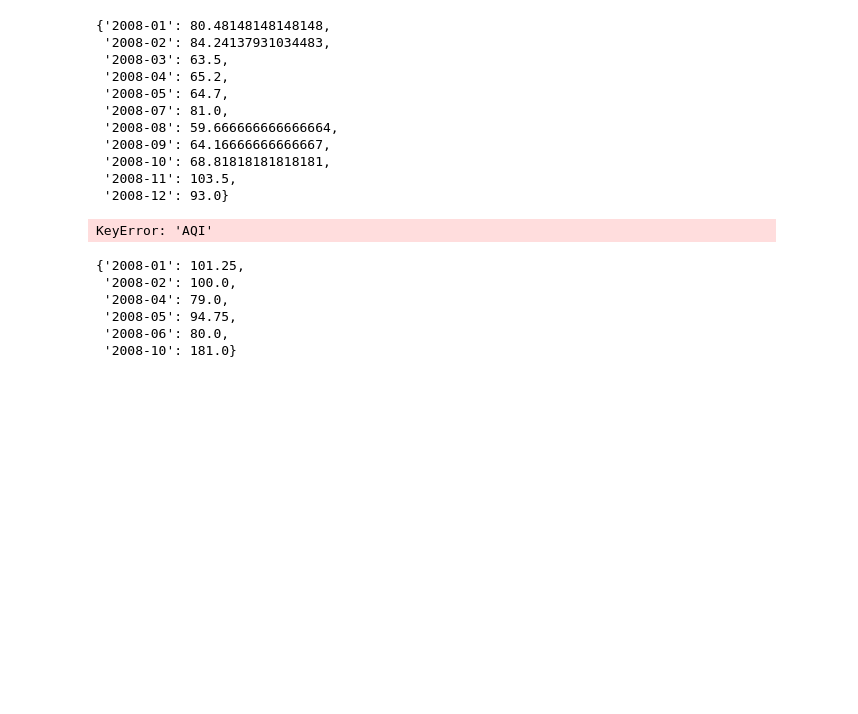
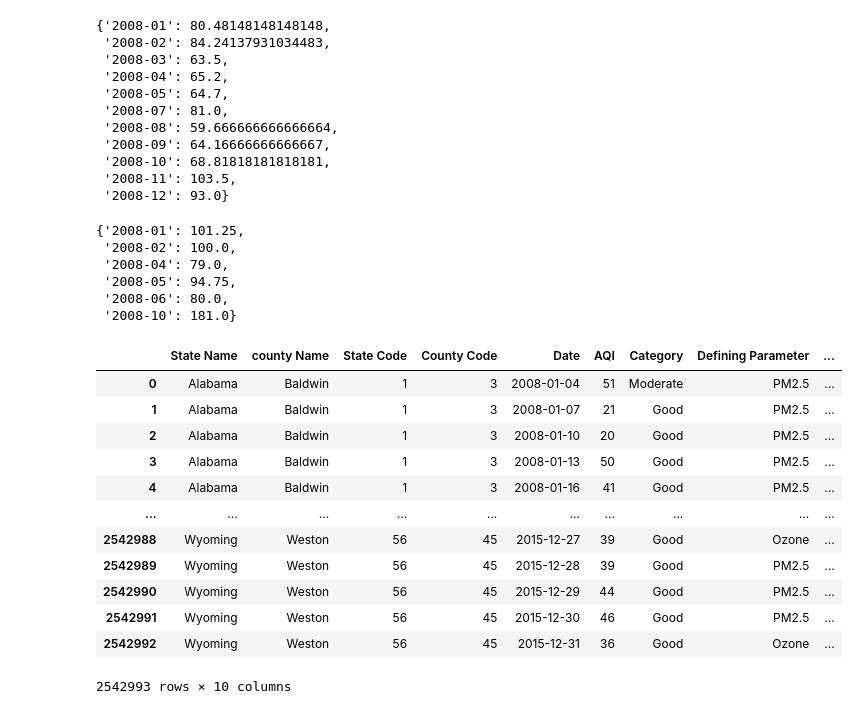
Before and after one commit to dillonallen92/CSUF-Project-Code, a Jupyter notebook: Project/code/notebooks/aug29_meeting_notebook.ipynb, the cells around one changed output. Saved outputs shown, nothing was run; the diff lists cells and outputs as text; code cells hidden in the pictures; blank space fills up the shorter version.

```diff
--- a/Project/code/notebooks/aug29_meeting_notebook.ipynb
+++ b/Project/code/notebooks/aug29_meeting_notebook.ipynb
@@ -102,19 +102,6 @@ aqi_monthly_25['Fresno']
  '2008-10': 68.81818181818181,
  '2008-11': 103.5,
  '2008-12': 93.0}
-# %%
-aqi_monthly_10 = (
-  aqi_2008_df[aqi_2008_df['Defining Parameter'] == 'PM10']
-  .groupby(['county Name', 'YearMonth'])['AQI'].mean()
-  .unstack(fill_value=0)                               # fill missing months with 0
-  .stack()
-  .reset_index()
-  .groupby('county Name')
-  .apply(lambda s: dict(zip(s['YearMonth'].astype(str), s['AQI'])))
-  .to_dict()
-)
-# %% [output]
-KeyError: 'AQI'
 # %%
 aqi_monthly_10["Kern"]
 # %% [output]
@@ -124,3 +111,38 @@ aqi_monthly_10["Kern"]
  '2008-05': 94.75,
  '2008-06': 80.0,
  '2008-10': 181.0}
+# %%
+# Go through all the data files and make a massive csv for aqi on monthly scale
+from pathlib import Path
+
+data_dir = Path("../../data/")
+counties = {"Fresno", "Kings", "Madera", "Merced", "Tulare"}
+pollutants = {"PM2.5", "PM10"}              # exact strings as they appear in your files
+# If your column is named differently, adjust below:
+COL_COUNTY = "county Name"                  # e.g., 'county Name' (match your files)
+COL_DATE = "Date"                           # daily date column
+COL_POLLUTANT = "Defining Parameter"        # pollutant name column
+COL_AQI = "AQI"
+
+# --- 1) LOAD + CONCAT ALL YEARS ---
+files = sorted(data_dir.glob("daily_aqi_by_county_*.csv"))
+aqi_daily = pd.concat(
+    (pd.read_csv(f, parse_dates=[COL_DATE]) for f in files),
+    ignore_index=True
+)
+# %%
+aqi_daily
+# %% [output]
+|  | State Name | county Name | State Code | County Code | Date | AQI | Category | Defining Parameter | ... |
+| 0 | Alabama | Baldwin | 1 | 3 | 2008-01-04 | 51 | Moderate | PM2.5 | ... |
+| 1 | Alabama | Baldwin | 1 | 3 | 2008-01-07 | 21 | Good | PM2.5 | ... |
+| 2 | Alabama | Baldwin | 1 | 3 | 2008-01-10 | 20 | Good | PM2.5 | ... |
+| 3 | Alabama | Baldwin | 1 | 3 | 2008-01-13 | 50 | Good | PM2.5 | ... |
+| 4 | Alabama | Baldwin | 1 | 3 | 2008-01-16 | 41 | Good | PM2.5 | ... |
+| ... | ... | ... | ... | ... | ... | ... | ... | ... | ... |
+| 2542988 | Wyoming | Weston | 56 | 45 | 2015-12-27 | 39 | Good | Ozone | ... |
+| 2542989 | Wyoming | Weston | 56 | 45 | 2015-12-28 | 39 | Good | PM2.5 | ... |
+| 2542990 | Wyoming | Weston | 56 | 45 | 2015-12-29 | 44 | Good | PM2.5 | ... |
+| 2542991 | Wyoming | Weston | 56 | 45 | 2015-12-30 | 46 | Good | PM2.5 | ... |
+| 2542992 | Wyoming | Weston | 56 | 45 | 2015-12-31 | 36 | Good | Ozone | ... |
+2542993 rows × 10 columns
```
Also changed, not shown: parts of 12 cells of this notebook, 1 other file.
